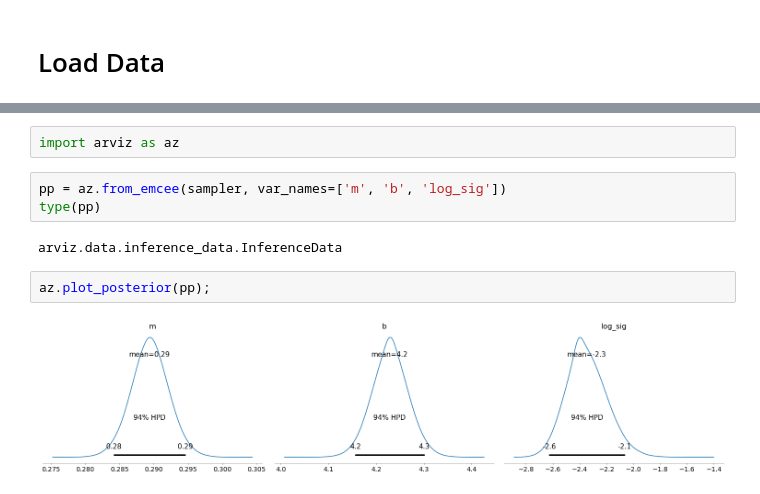
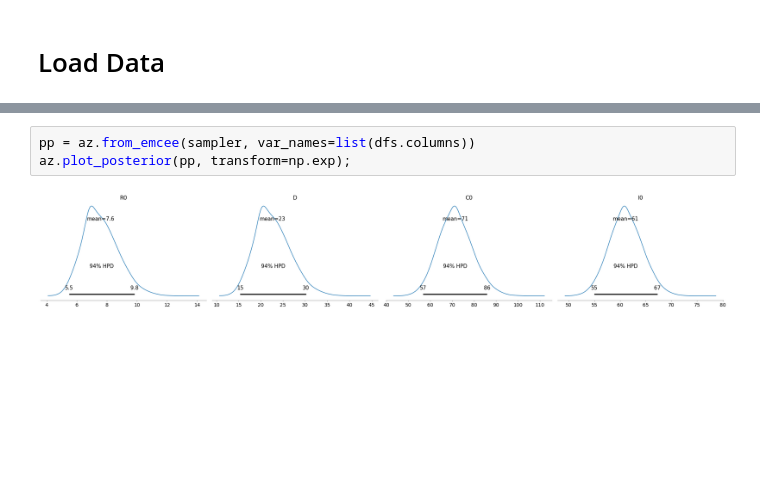
Before and after one commit to robdmc/COVID-19, a Jupyter notebook: emcee_play.ipynb, the cells around one changed output, grey strips where cells are left out. Cells and saved outputs as stored; diff of their text form; blank space fills up the shorter version.

```diff
--- a/emcee_play.ipynb
+++ b/emcee_play.ipynb
@@ -206,14 +285,8 @@ fig = corner.corner(
-# %%
-import arviz as az
 # %%
-pp = az.from_emcee(sampler, var_names=['m', 'b', 'log_sig'])
-type(pp)
+pp = az.from_emcee(sampler, var_names=list(dfs.columns))
+az.plot_posterior(pp, transform=np.exp);
 # %% [output]
-arviz.data.inference_data.InferenceData
+[figure, added]
-# %%
-az.plot_posterior(pp);
-# %% [output]
-[figure, removed]
 # %%
 az.plot_autocorr(samples.T);
 # %% [output]
```
Also changed, not shown: parts of 20 cells of this notebook, 1 other file.
